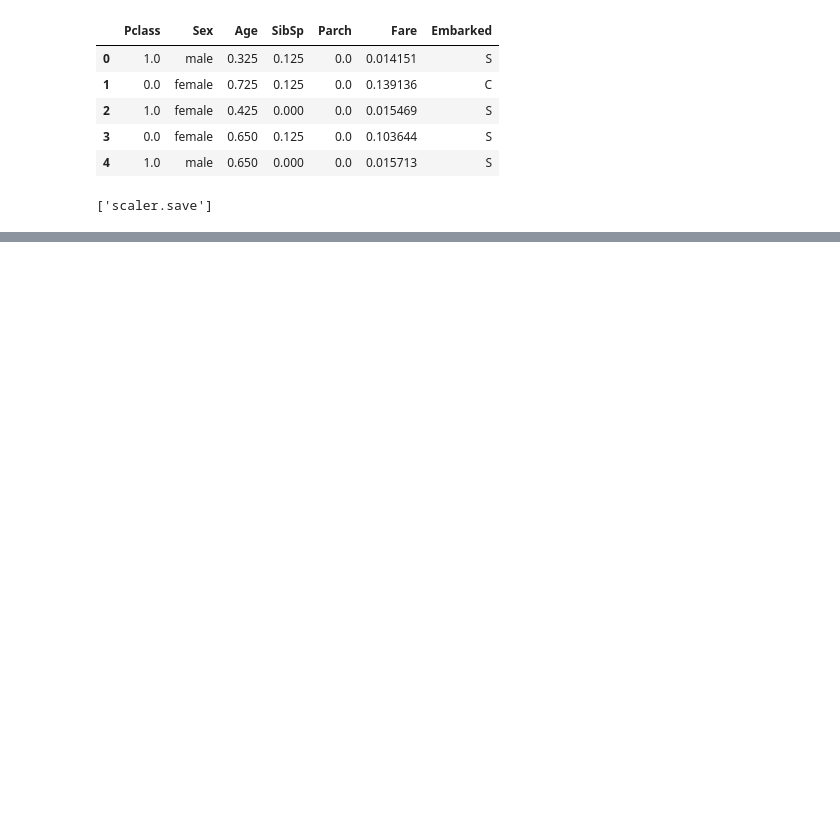
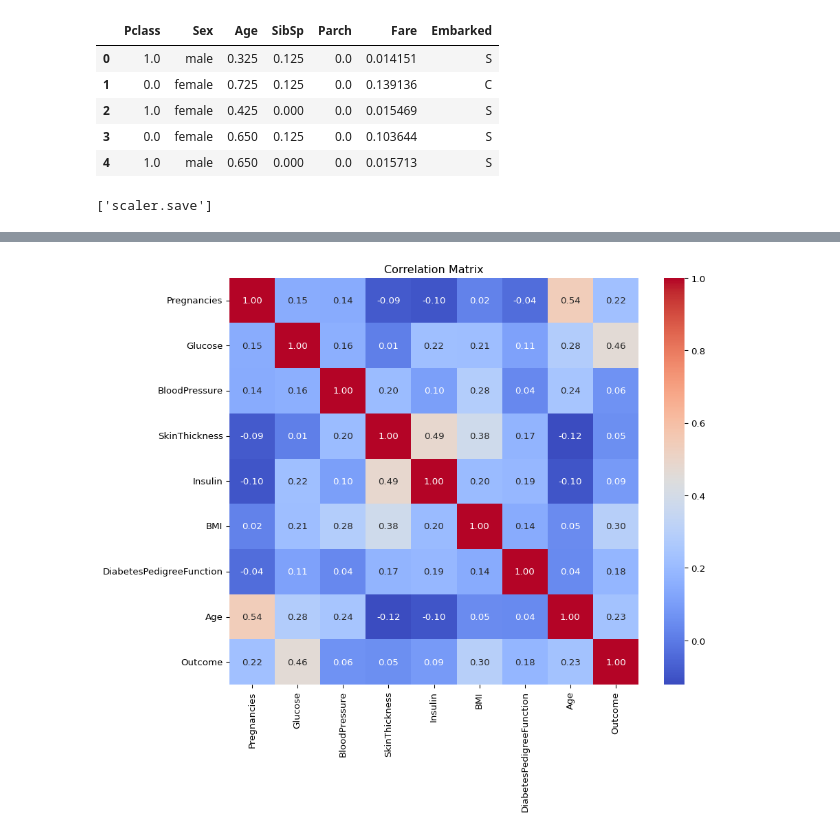
Before and after one commit to kavinduperera-source/UoM-T1-AI-stuff, a Jupyter notebook: Session 2/data_processing.ipynb, the cells around one changed output, grey strips where cells are left out. Cells and saved outputs as stored; diff of their text form; code cells hidden in the pictures; blank space fills up the shorter version.

```diff
--- a/Session 2/data_processing.ipynb
+++ b/Session 2/data_processing.ipynb
@@ -311,0 +372,12 @@ joblib.dump(scaler, 'scaler.save') #saving the scaler object for future use
+# %%
+# remove outliers using IQR method
+# IQR = Q3 - Q1
+# Lower Bound = Q1 - 1.5 * IQR
+# Upper Bound = Q3 + 1.5 * IQR
+import numpy as np
+q1, q3 = np.percentile(diabetics_df['Insulin'], [25, 75])
+iqr = q3 - q1
+lower_bound = q1 - 1.5 * iqr
+upper_bound = q3 + 1.5 * iqr
+cleaned_df = diabetics_df[(diabetics_df['Insulin'] >= lower_bound) & (diabetics_df['Insulin'] <= upper_bound)]
+cleaned_df.describe()
@@ -311,0 +406,9 @@ joblib.dump(scaler, 'scaler.save') #saving the scaler object for future use
+# %%
+correlation = cleaned_df.corr()
+import seaborn as sns
+plt.figure(figsize=(10,8),dpi=96)
+sns.heatmap(correlation, annot=True, cmap='coolwarm',fmt='.2f')
+plt.title('Correlation Matrix')
+plt.show()
+# %% [output]
+[figure, added]
```
Also changed, not shown: parts of 14 cells of this notebook.
